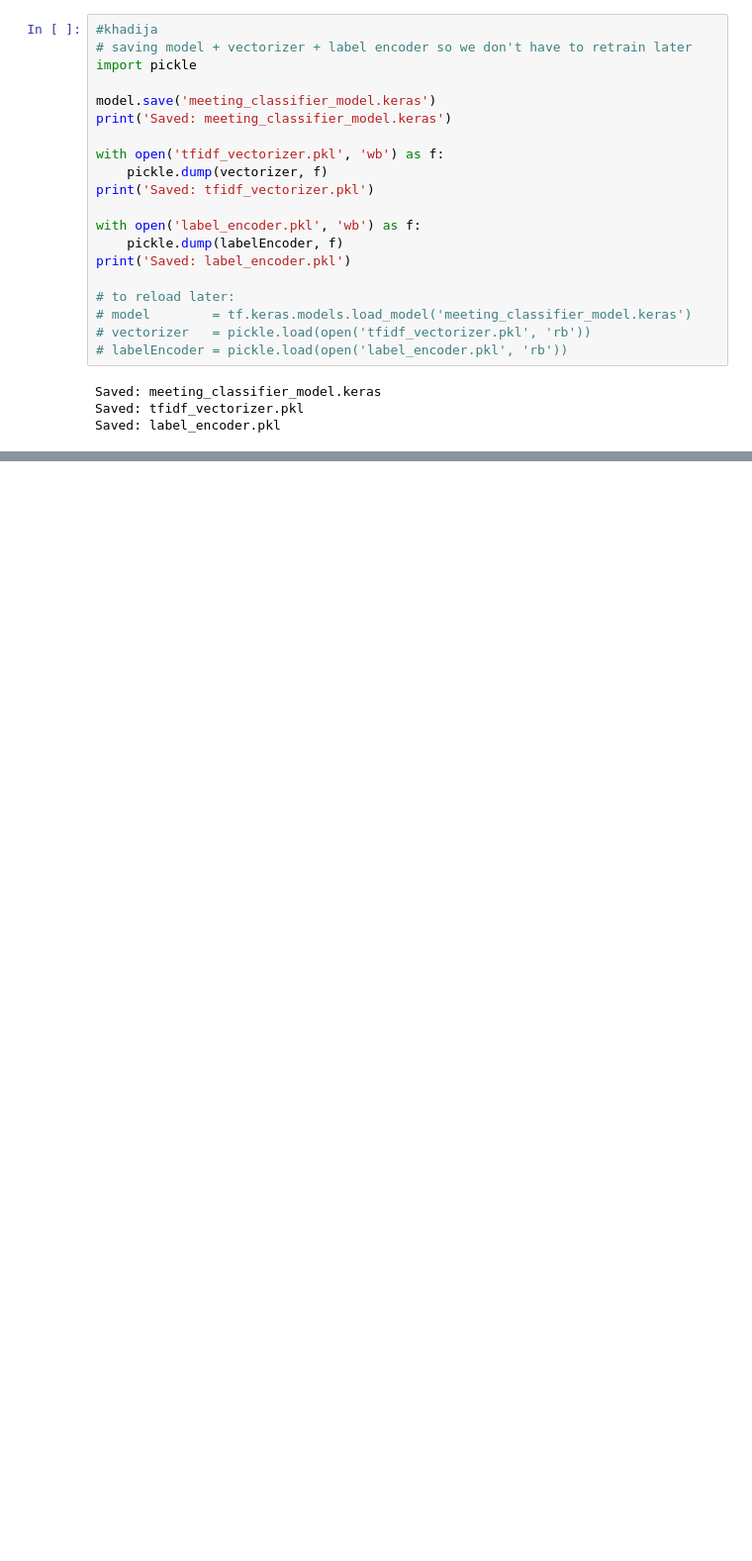
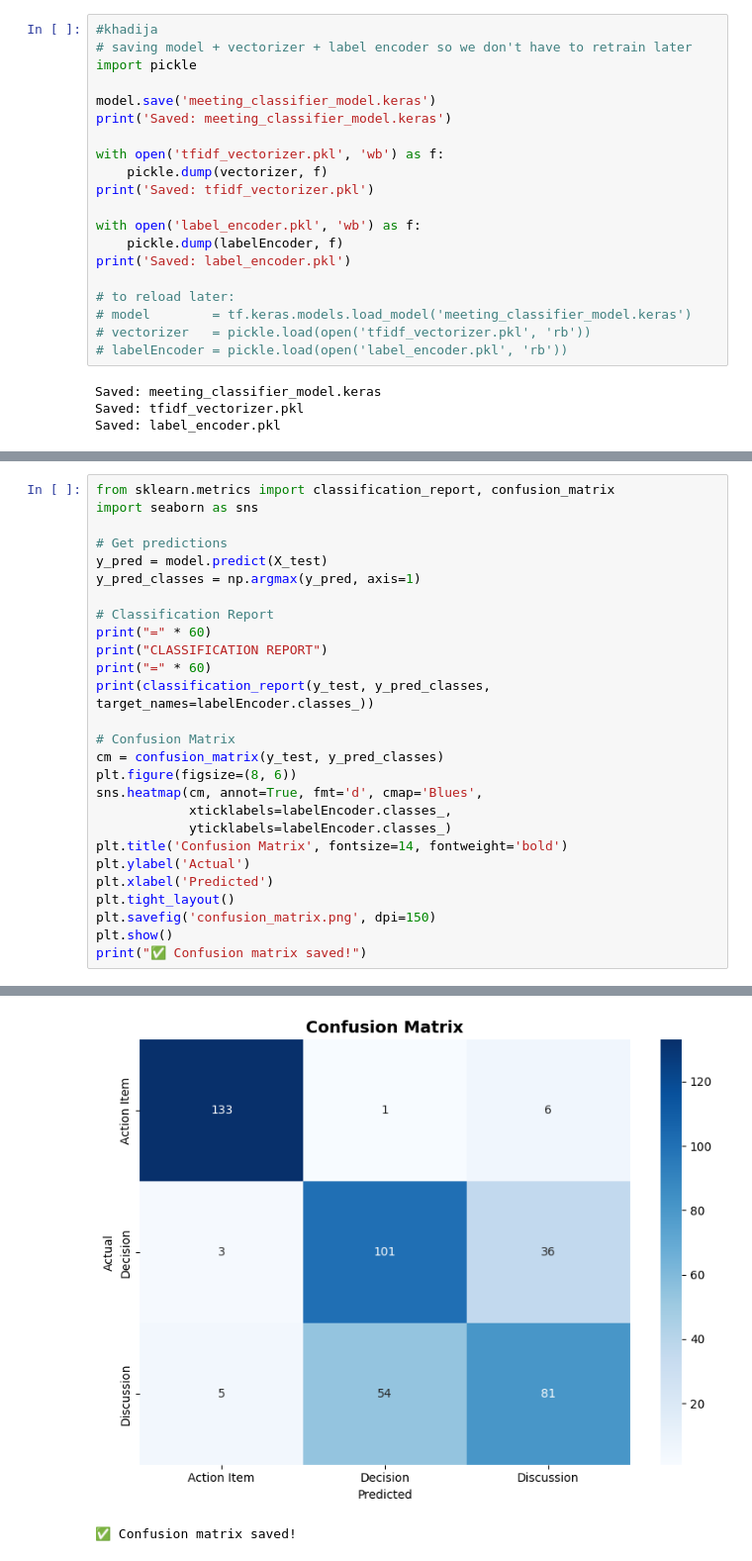
Before and after one commit to faizan-tnvr004/AI-Based-Meeting-Transcript-Organizer, a Jupyter notebook: AI_Deliverable_2.ipynb, the cells around one changed output, grey strips where cells are left out. Shown at 99% size. Cells and saved outputs as stored; diff of their text form; blank space fills up the shorter version.

```diff
--- a/AI_Deliverable_2.ipynb
+++ b/AI_Deliverable_2.ipynb
@@ -1496,0 +1717,28 @@ Saved: label_encoder.pkl
+# %%
+from sklearn.metrics import classification_report, confusion_matrix
+import seaborn as sns
+
+# Get predictions
+y_pred = model.predict(X_test)
+y_pred_classes = np.argmax(y_pred, axis=1)
+
+# Classification Report
+print("=" * 60)
+print("CLASSIFICATION REPORT")
+print("=" * 60)
+print(classification_report(y_test, y_pred_classes, target_names=labelEncoder.classes_))
+
+# Confusion Matrix
+cm = confusion_matrix(y_test, y_pred_classes)
+plt.figure(figsize=(8, 6))
+sns.heatmap(cm, annot=True, fmt='d', cmap='Blues',
+            xticklabels=labelEncoder.classes_,
+            yticklabels=labelEncoder.classes_)
+plt.title('Confusion Matrix', fontsize=14, fontweight='bold')
+plt.ylabel('Actual')
+plt.xlabel('Predicted')
+plt.tight_layout()
+plt.savefig('confusion_matrix.png', dpi=150)
+plt.show()
+print("✅ Confusion matrix saved!")
+# %% [output]
@@ -1496,0 +1758,2 @@ Saved: label_encoder.pkl
+[figure, added]
+✅ Confusion matrix saved!
```
Also changed, not shown: parts of 21 cells of this notebook.
